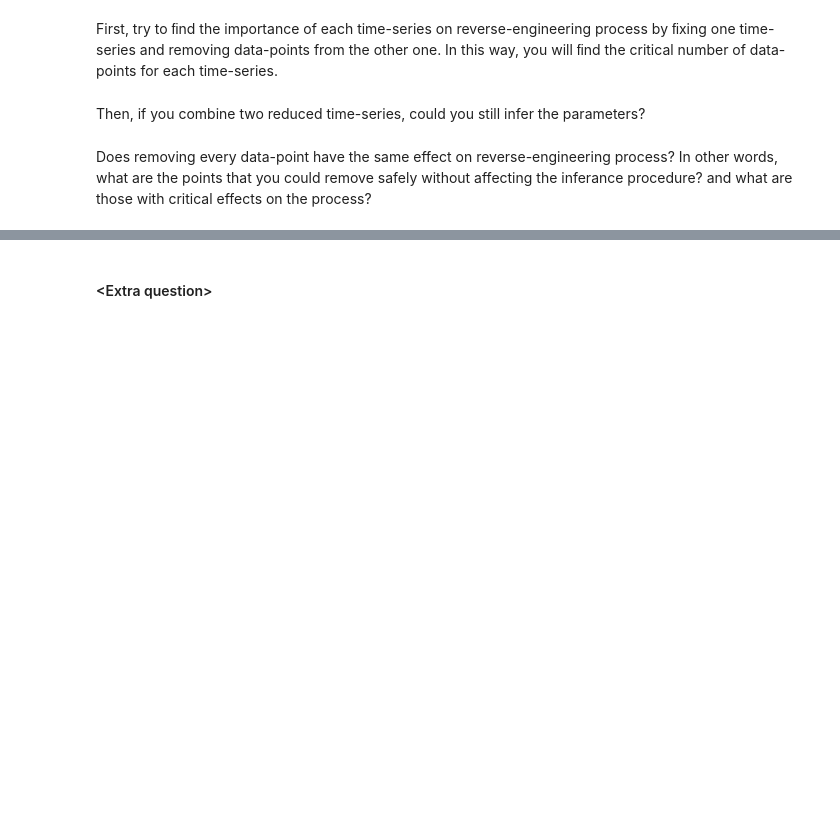
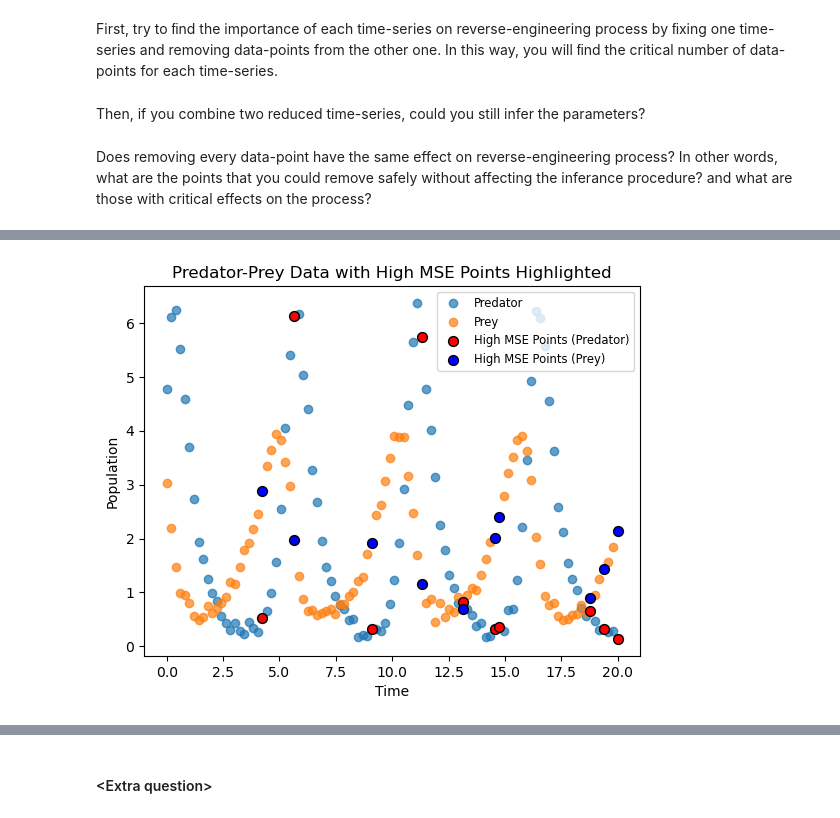
Before and after one commit to jonas4climate/ss-assignment-3, a Jupyter notebook: CalvinLaw_11306734_RaymondZhang_14865904_JonasSchaefer_14039982_3.ipynb, the cells around one changed output, grey strips where cells are left out. Drawn from its saved outputs; the diff is of its cells as text; code cells hidden in the pictures; blank space fills up the shorter version.

Commit message:
improved plots

```diff
--- a/CalvinLaw_11306734_RaymondZhang_14865904_JonasSchaefer_14039982_3.ipynb
+++ b/CalvinLaw_11306734_RaymondZhang_14865904_JonasSchaefer_14039982_3.ipynb
@@ -406,20 +416,23 @@ NameError: name 'data' is not defined
 # %%
 n_highlight = 10
 
 high_mse_indices = importance_df.head(n_highlight)['Data Point']
 
 # Plot the original data
 plt.scatter(data['t'], data['x'], label='Predator', alpha=0.7)
 plt.scatter(data['t'], data['y'], label='Prey', alpha=0.7)
 
 # Highlight the points with highest MSE
 for idx in high_mse_indices:
     plt.scatter(data.loc[idx, 't'], data.loc[idx, 'x'], color='red', edgecolor='black', s=50, label='High MSE Points (Predator)' if idx == high_mse_indices.iloc[0] else "")
     plt.scatter(data.loc[idx, 't'], data.loc[idx, 'y'], color='blue', edgecolor='black', s=50, label='High MSE Points (Prey)' if idx == high_mse_indices.iloc[0] else "")
 
 plt.xlabel('Time')
 plt.ylabel('Population')
 plt.title('Predator-Prey Data with High MSE Points Highlighted')
-plt.legend(loc = "upper left")
+plt.legend(loc = "upper right", fontsize = 'small')
+plt.savefig('media/datapoint_removal_plot.png')
 plt.show()
+# %% [output]
+[figure, added]
 # %%
```
Also changed, not shown: parts of 7 cells of this notebook.
